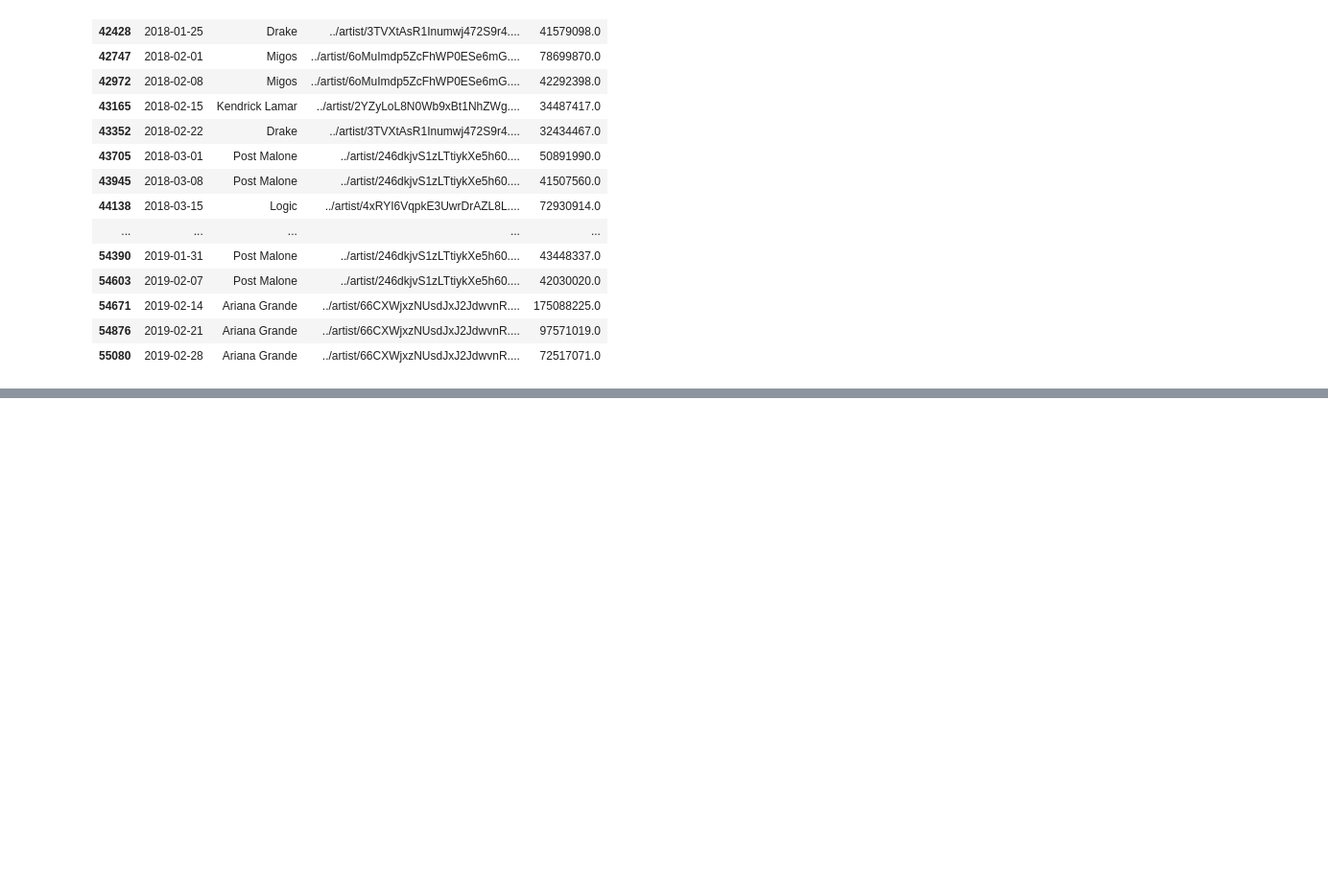
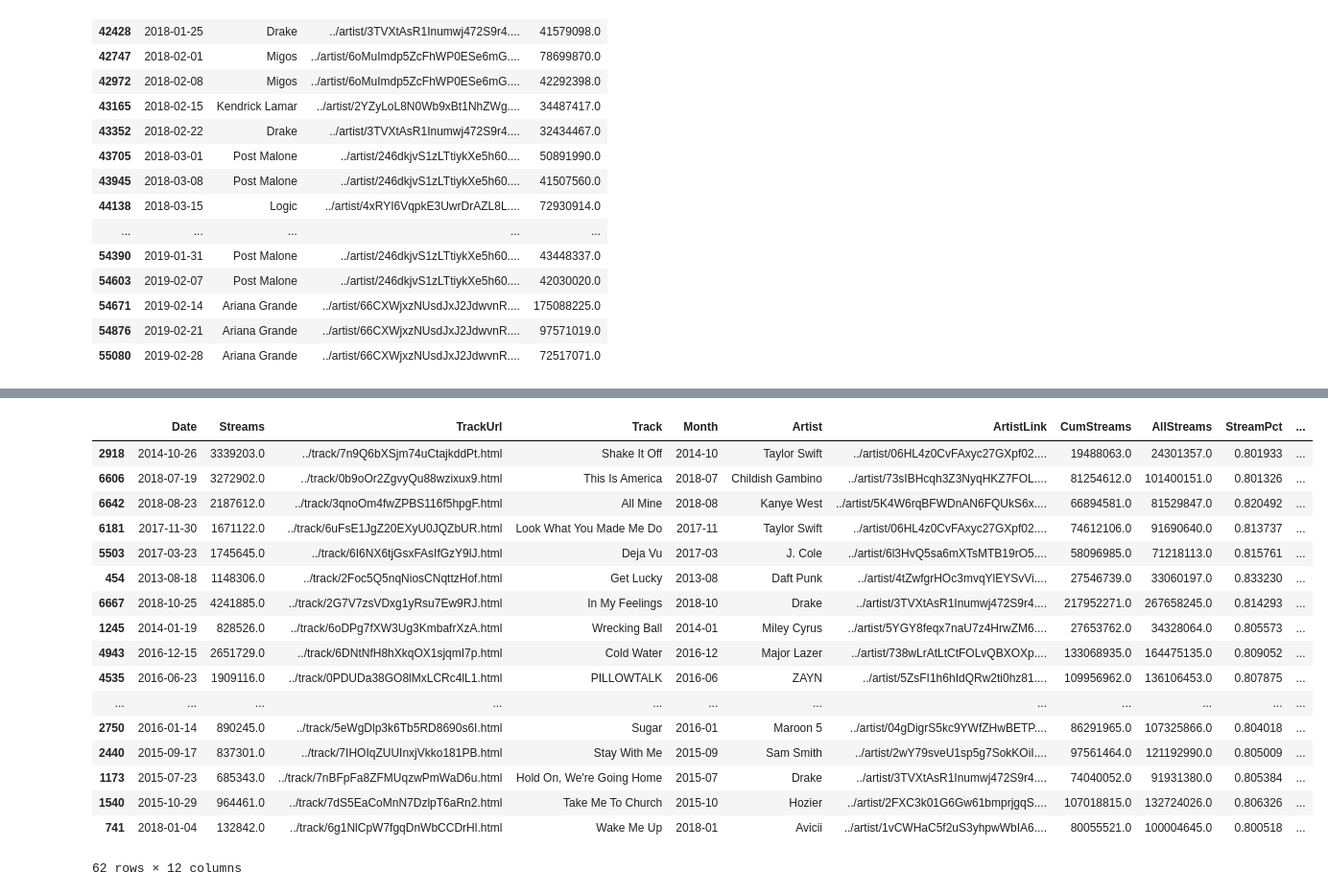
Before and after one commit to haroldfox/ts-stuy-2019, a Jupyter notebook: 02_complete.ipynb, the cells around one changed output, grey strips where cells are left out. Shown: that part at 96% size. Saved outputs shown, nothing was run; the diff lists cells and outputs as text; code cells hidden in the pictures; blank space fills up the shorter version.

```diff
--- a/02_complete.ipynb
+++ b/02_complete.ipynb
@@ -273,0 +299,2 @@ top_artist.tail(60)
+# %%
+top_songs = song_date.sort_values(['Date', 'Streams'], ascending=(True, False)).groupby('Date', as_index=False).head(1)
@@ -273,0 +349,33 @@ top_artist.tail(60)
+# %%
+relevant_songs = top_songs[['TrackUrl']].drop_duplicates()
+song_date2 = pd.merge(song_date, relevant_songs, on='TrackUrl').sort_values('Date')
+song_date2['CumStreams'] = song_date2.groupby('TrackUrl')['Streams'].cumsum()
+all_streams = song_date2.groupby('TrackUrl', as_index=False)[['Streams']].sum().rename(columns={'Streams': 'AllStreams'})
+song_date2 = pd.merge(song_date2, all_streams, on='TrackUrl')
+song_date2['StreamPct'] = song_date2['CumStreams'] / song_date2['AllStreams']
+first_date = song_date2.groupby('TrackUrl', as_index=False)[['Date']].min().rename(columns={'Date': 'FirstDate'})
+song_date2 = pd.merge(song_date2, first_date, on='TrackUrl')
+song_over = song_date2[song_date2['StreamPct'] >= 0.8]
+song_over = song_over.sort_values('Date').groupby('TrackUrl', as_index=False).head(1)
+song_over['OverTime'] = song_over['Date'] - song_over['FirstDate']
+song_over = song_over[song_over['FirstDate'] <= '2018-09-01']
+song_over.sort_values('OverTime')
+# %% [output]
+|  | Date | Streams | TrackUrl | Track | Month | Artist | ArtistLink | CumStreams | AllStreams | StreamPct | ... |
+| 2918 | 2014-10-26 | 3339203.0 | ../track/7n9Q6bXSjm74uCtajkddPt.html | Shake It Off | 2014-10 | Taylor Swift | ../artist/06HL4z0CvFAxyc27GXpf02.... | 19488063.0 | 24301357.0 | 0.801933 | ... |
+| 6606 | 2018-07-19 | 3272902.0 | ../track/0b9oOr2ZgvyQu88wzixux9.html | This Is America | 2018-07 | Childish Gambino | ../artist/73sIBHcqh3Z3NyqHKZ7FOL.... | 81254612.0 | 101400151.0 | 0.801326 | ... |
+| 6642 | 2018-08-23 | 2187612.0 | ../track/3qnoOm4fwZPBS116f5hpgF.html | All Mine | 2018-08 | Kanye West | ../artist/5K4W6rqBFWDnAN6FQUkS6x.... | 66894581.0 | 81529847.0 | 0.820492 | ... |
+| 6181 | 2017-11-30 | 1671122.0 | ../track/6uFsE1JgZ20EXyU0JQZbUR.html | Look What You Made Me Do | 2017-11 | Taylor Swift | ../artist/06HL4z0CvFAxyc27GXpf02.... | 74612106.0 | 91690640.0 | 0.813737 | ... |
+| 5503 | 2017-03-23 | 1745645.0 | ../track/6I6NX6tjGsxFAsIfGzY9lJ.html | Deja Vu | 2017-03 | J. Cole | ../artist/6l3HvQ5sa6mXTsMTB19rO5.... | 58096985.0 | 71218113.0 | 0.815761 | ... |
+| 454 | 2013-08-18 | 1148306.0 | ../track/2Foc5Q5nqNiosCNqttzHof.html | Get Lucky | 2013-08 | Daft Punk | ../artist/4tZwfgrHOc3mvqYlEYSvVi.... | 27546739.0 | 33060197.0 | 0.833230 | ... |
+| 6667 | 2018-10-25 | 4241885.0 | ../track/2G7V7zsVDxg1yRsu7Ew9RJ.html | In My Feelings | 2018-10 | Drake | ../artist/3TVXtAsR1Inumwj472S9r4.... | 217952271.0 | 267658245.0 | 0.814293 | ... |
+| 1245 | 2014-01-19 | 828526.0 | ../track/6oDPg7fXW3Ug3KmbafrXzA.html | Wrecking Ball | 2014-01 | Miley Cyrus | ../artist/5YGY8feqx7naU7z4HrwZM6.... | 27653762.0 | 34328064.0 | 0.805573 | ... |
+| 4943 | 2016-12-15 | 2651729.0 | ../track/6DNtNfH8hXkqOX1sjqmI7p.html | Cold Water | 2016-12 | Major Lazer | ../artist/738wLrAtLtCtFOLvQBXOXp.... | 133068935.0 | 164475135.0 | 0.809052 | ... |
+| 4535 | 2016-06-23 | 1909116.0 | ../track/0PDUDa38GO8lMxLCRc4lL1.html | PILLOWTALK | 2016-06 | ZAYN | ../artist/5ZsFI1h6hIdQRw2ti0hz81.... | 109956962.0 | 136106453.0 | 0.807875 | ... |
+| ... | ... | ... | ... | ... | ... | ... | ... | ... | ... | ... | ... |
+| 2750 | 2016-01-14 | 890245.0 | ../track/5eWgDlp3k6Tb5RD8690s6I.html | Sugar | 2016-01 | Maroon 5 | ../artist/04gDigrS5kc9YWfZHwBETP.... | 86291965.0 | 107325866.0 | 0.804018 | ... |
+| 2440 | 2015-09-17 | 837301.0 | ../track/7IHOIqZUUInxjVkko181PB.html | Stay With Me | 2015-09 | Sam Smith | ../artist/2wY79sveU1sp5g7SokKOiI.... | 97561464.0 | 121192990.0 | 0.805009 | ... |
+| 1173 | 2015-07-23 | 685343.0 | ../track/7nBFpFa8ZFMUqzwPmWaD6u.html | Hold On, We're Going Home | 2015-07 | Drake | ../artist/3TVXtAsR1Inumwj472S9r4.... | 74040052.0 | 91931380.0 | 0.805384 | ... |
+| 1540 | 2015-10-29 | 964461.0 | ../track/7dS5EaCoMnN7DzlpT6aRn2.html | Take Me To Church | 2015-10 | Hozier | ../artist/2FXC3k01G6Gw61bmprjgqS.... | 107018815.0 | 132724026.0 | 0.806326 | ... |
+| 741 | 2018-01-04 | 132842.0 | ../track/6g1NlCpW7fgqDnWbCCDrHl.html | Wake Me Up | 2018-01 | Avicii | ../artist/1vCWHaC5f2uS3yhpwWbIA6.... | 80055521.0 | 100004645.0 | 0.800518 | ... |
+62 rows × 12 columns
```
Also changed, not shown: parts of 23 cells of this notebook.
